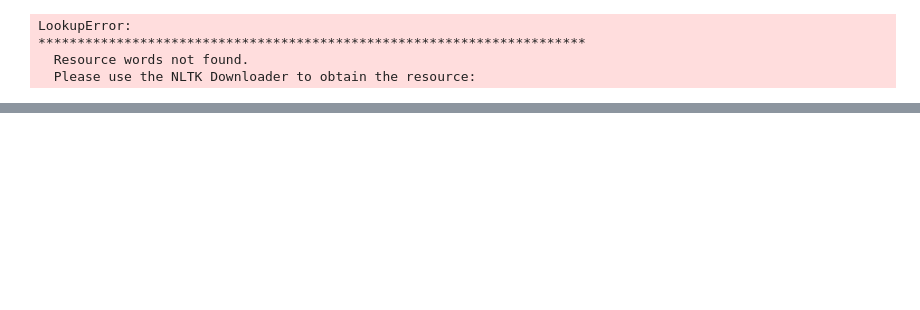
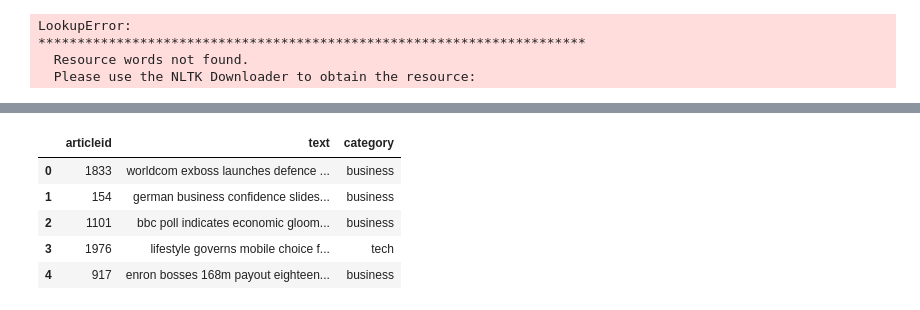
Before and after one commit to VinodKumarJodu/news-article-classification, a Jupyter notebook: notebooks/news_articles_classification.ipynb, the cells around one changed output, grey strips where cells are left out. Saved outputs shown, nothing was run; the diff lists cells and outputs as text; code cells hidden in the pictures; blank space fills up the shorter version.

```diff
--- a/notebooks/news_articles_classification.ipynb
+++ b/notebooks/news_articles_classification.ipynb
@@ -536,3 +541,24 @@ def posterior_eda(df, column):
     ax2.hist(df[column].str.split().map(lambda x: len(x)))
     ax3.hist(df[column].str.split().apply(lambda x: [len(i) for i in x]).map(lambda x: np.mean(x)))
     plt.show()
+# %%
+def preprocess(text):
+    text = " ".join([word.lower() for word in text.split()])
+    text = re.sub(r"\S*https?:\S*",'',text)
+    text = re.sub(r"<.*?>",'',text)
+    text = re.sub('[%s]' %re.escape(string.punctuation), '', text)
+    text = re.sub(r'\n','',text)
+    text = " ".join([word for word in text.split() if word not in stopwords.words('english')])
+    return text
+# %%
+df = pd.read_csv("/config/workspace/source/train/train.csv")
+df.columns = [column.lower() for column in df.columns]
+df['text'] = df['text'].apply(lambda x:preprocess(x))
+df.head()
+# %% [output]
+|  | articleid | text | category |
+| 0 | 1833 | worldcom exboss launches defence ... | business |
+| 1 | 154 | german business confidence slides... | business |
+| 2 | 1101 | bbc poll indicates economic gloom... | business |
+| 3 | 1976 | lifestyle governs mobile choice f... | tech |
+| 4 | 917 | enron bosses 168m payout eighteen... | business |
```
Also changed, not shown: parts of 29 cells of this notebook, 3 other files.
